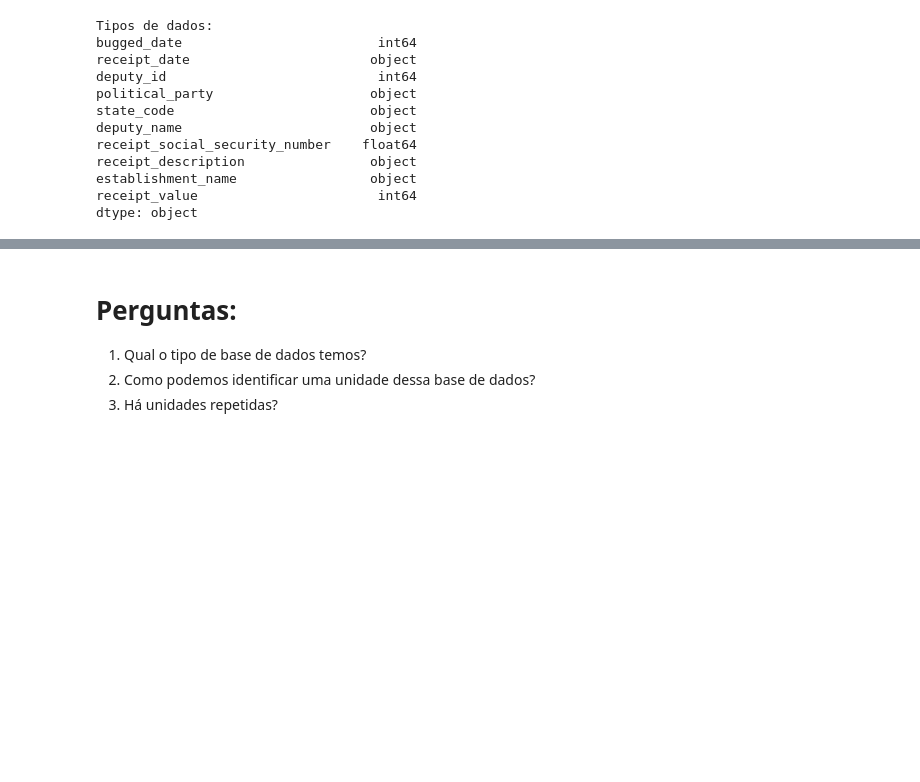
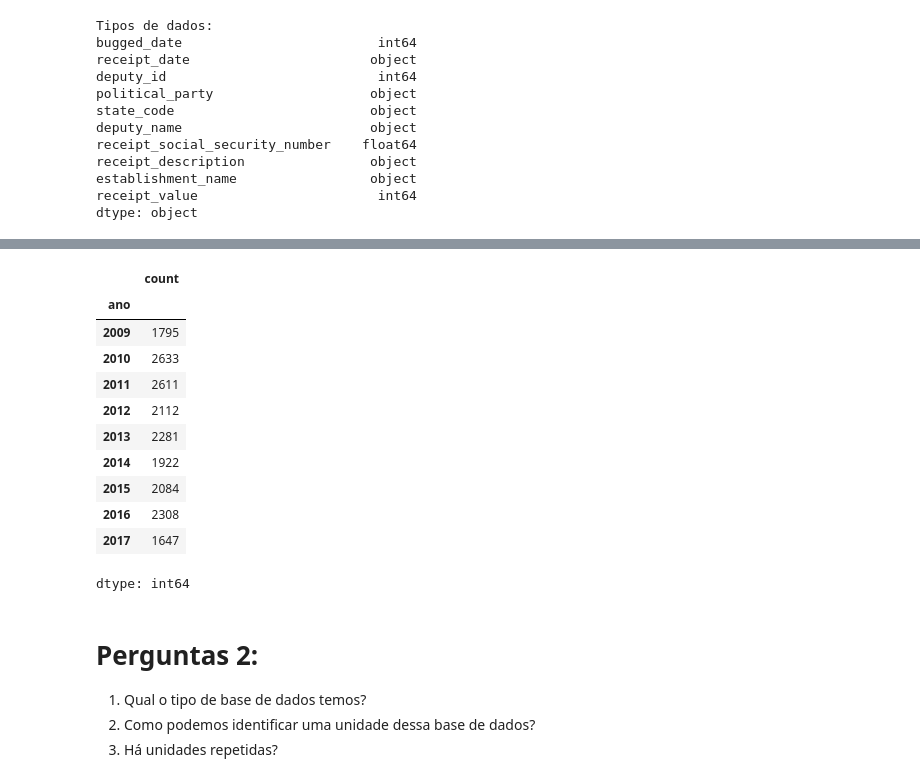
Before and after one commit to ronan-cunha/machine-learning-course, a Jupyter notebook: Notebooks/aula_1_big_data_manipulation.ipynb, the cells around one changed output, grey strips where cells are left out. Drawn from its saved outputs; the diff is of its cells as text; code cells hidden in the pictures; blank space fills up the shorter version.

```diff
--- a/Notebooks/aula_1_big_data_manipulation.ipynb
+++ b/Notebooks/aula_1_big_data_manipulation.ipynb
@@ -123,5 +195,28 @@ Primeiros valores:
+# %%
+coluna_alvo = ["receipt_date", "deputy_name"]
+df_coluna = pd.read_csv(file_path, usecols=coluna_alvo)
+df_coluna['receipt_date'] = pd.to_datetime(df_coluna['receipt_date'], format='mixed')
+df_coluna['ano'] = df_coluna['receipt_date'].dt.year
+result = df_coluna[['ano','deputy_name']].value_counts(normalize=False, dropna=False)
+type(result)
+result = pd.DataFrame(result)
+result.columns
+result.groupby('ano')['count'].max()
+# %% [output]
+|  | count |
+| ano |  |
+| 2009 | 1795 |
+| 2010 | 2633 |
+| 2011 | 2611 |
+| 2012 | 2112 |
+| 2013 | 2281 |
+| 2014 | 1922 |
+| 2015 | 2084 |
+| 2016 | 2308 |
+| 2017 | 1647 |
+dtype: int64
 # %% [markdown]
-# Perguntas:
+# Perguntas 2:
 1. Qual o tipo de base de dados temos?
 2. Como podemos identificar uma unidade dessa base de dados?
 3. Há unidades repetidas?
```
Also changed, not shown: parts of 9 cells of this notebook.
